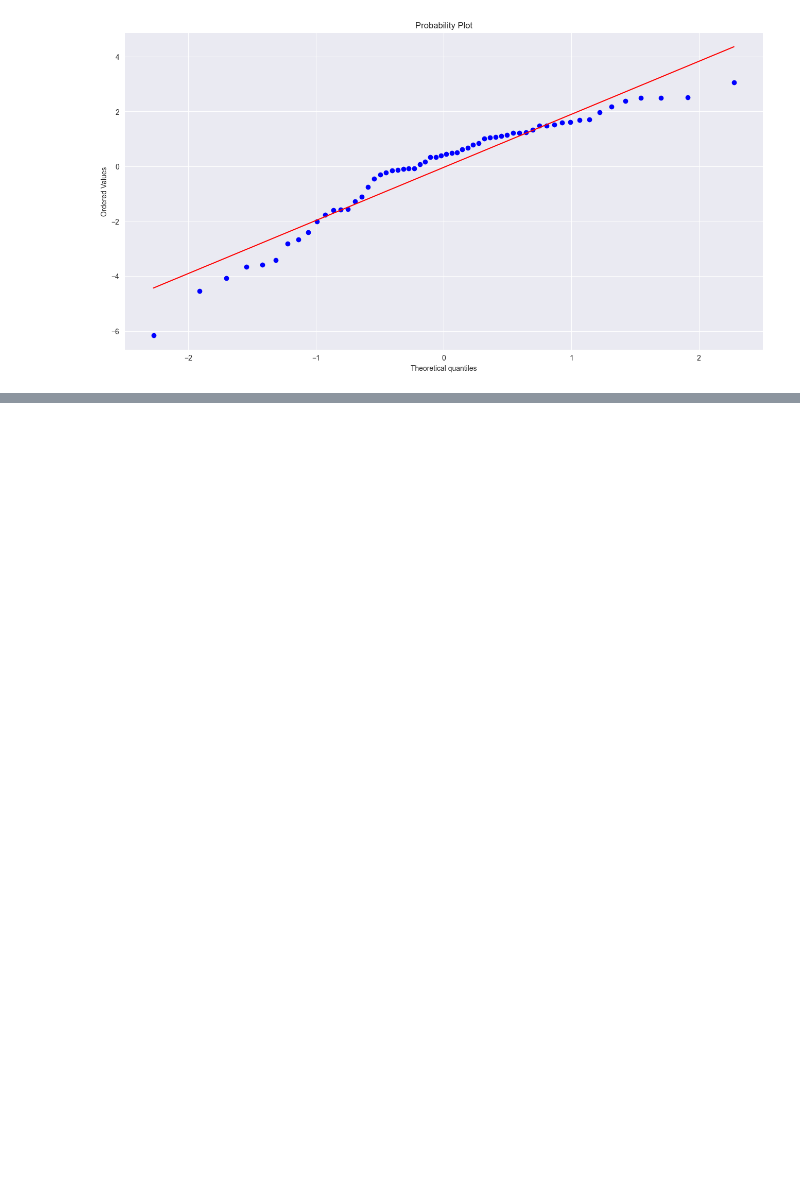
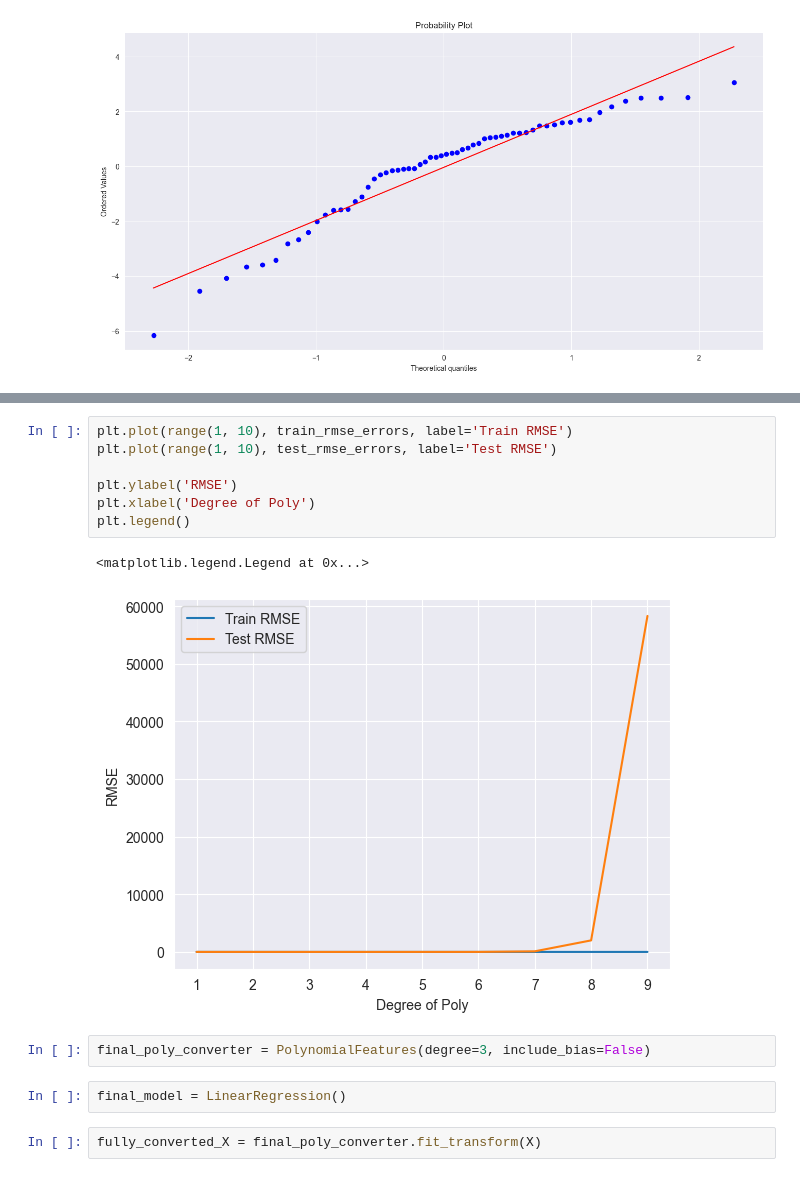
Before and after one commit to ZygimantasB/data_science_ml_learning, a Jupyter notebook: Section 10 Linear Regression/Remmember 1.1/remember.ipynb, the cells around one changed output, grey strips where cells are left out. Cells and saved outputs as stored; diff of their text form; blank space fills up the shorter version.

```diff
--- a/Section 10 Linear Regression/Remmember 1.1/remember.ipynb
+++ b/Section 10 Linear Regression/Remmember 1.1/remember.ipynb
@@ -181,0 +394,16 @@ _ = sp.stats.probplot(test_residuals, dist='norm', plot=ax)
+# %%
+plt.plot(range(1, 10), train_rmse_errors, label='Train RMSE')
+plt.plot(range(1, 10), test_rmse_errors, label='Test RMSE')
+
+plt.ylabel('RMSE')
+plt.xlabel('Degree of Poly')
+plt.legend()
+# %% [output]
+<matplotlib.legend.Legend at 0x...>
+[figure, added]
+# %%
+final_poly_converter = PolynomialFeatures(degree=3, include_bias=False)
+# %%
+final_model = LinearRegression()
+# %%
+fully_converted_X = final_poly_converter.fit_transform(X)
```
Also changed, not shown: parts of 49 cells of this notebook.
